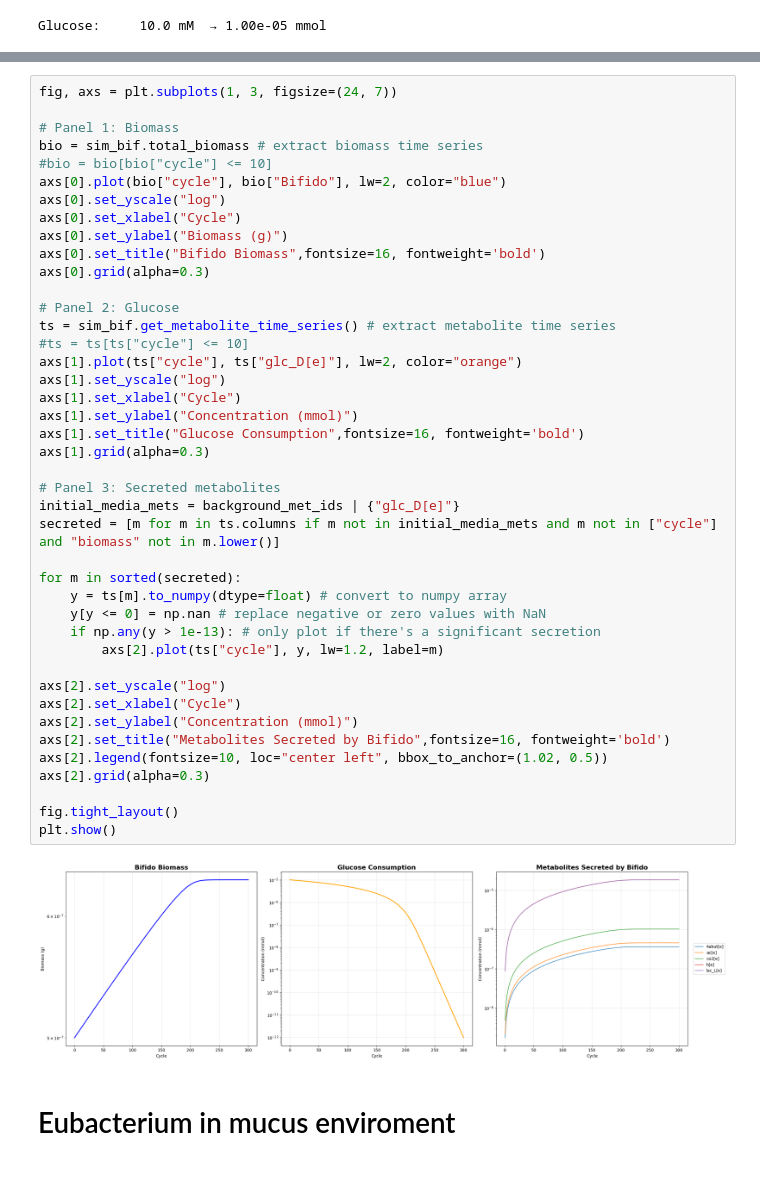
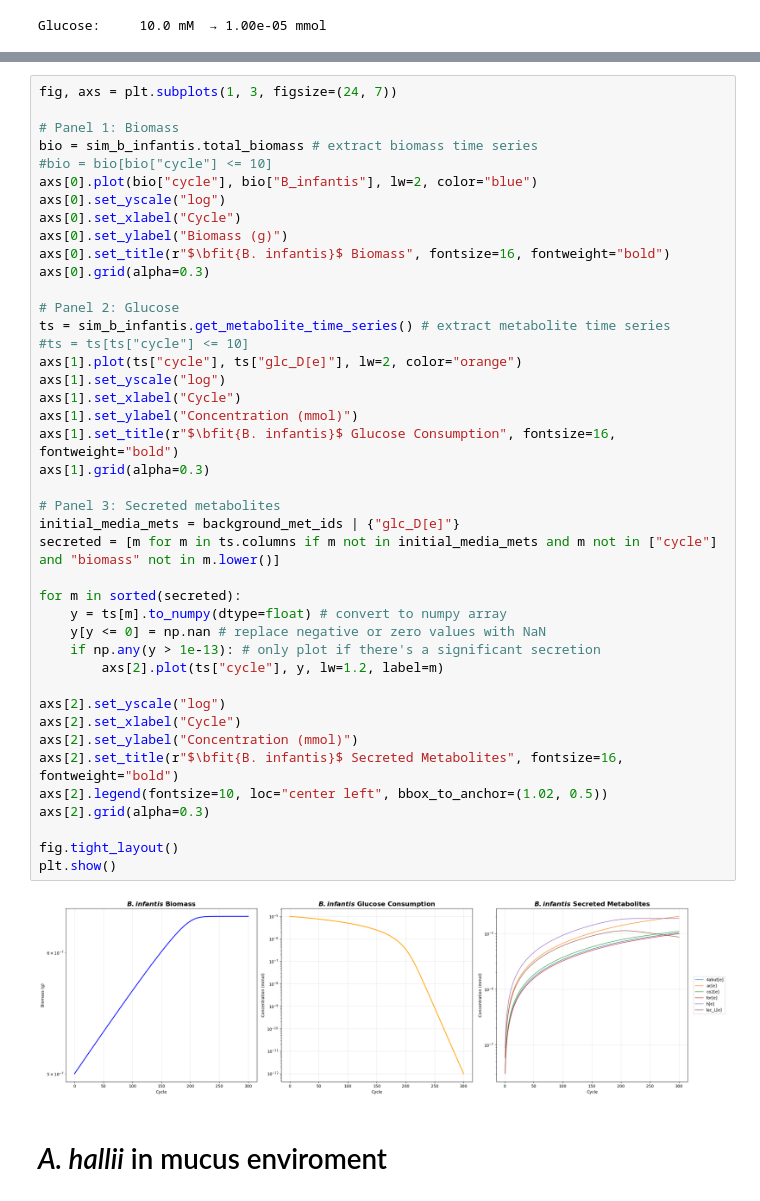
Before and after one commit to m-3-lab/SpatialFBAExample, a Jupyter notebook: Paper Code/3_2_1_Individual.ipynb, the cells around one changed output, grey strips where cells are left out. Drawn from its saved outputs; the diff is of its cells as text.

```diff
--- a/Paper Code/3_2_1_Individual.ipynb
+++ b/Paper Code/3_2_1_Individual.ipynb
@@ -220,47 +225,47 @@ Done!
 fig, axs = plt.subplots(1, 3, figsize=(24, 7))
 
 # Panel 1: Biomass
-bio = sim_bif.total_biomass # extract biomass time series
+bio = sim_b_infantis.total_biomass # extract biomass time series
 #bio = bio[bio["cycle"] <= 10]
-axs[0].plot(bio["cycle"], bio["Bifido"], lw=2, color="blue")
+axs[0].plot(bio["cycle"], bio["B_infantis"], lw=2, color="blue")
 axs[0].set_yscale("log")
 axs[0].set_xlabel("Cycle")
 axs[0].set_ylabel("Biomass (g)")
-axs[0].set_title("Bifido Biomass",fontsize=16, fontweight='bold')
+axs[0].set_title(r"$\bfit{B. infantis}$ Biomass", fontsize=16, fontweight="bold")
 axs[0].grid(alpha=0.3)
 
 # Panel 2: Glucose
-ts = sim_bif.get_metabolite_time_series() # extract metabolite time series
+ts = sim_b_infantis.get_metabolite_time_series() # extract metabolite time series
 #ts = ts[ts["cycle"] <= 10]
 axs[1].plot(ts["cycle"], ts["glc_D[e]"], lw=2, color="orange")
 axs[1].set_yscale("log")
 axs[1].set_xlabel("Cycle")
 axs[1].set_ylabel("Concentration (mmol)")
-axs[1].set_title("Glucose Consumption",fontsize=16, fontweight='bold')
+axs[1].set_title(r"$\bfit{B. infantis}$ Glucose Consumption", fontsize=16, fontweight="bold")
 axs[1].grid(alpha=0.3)
 
 # Panel 3: Secreted metabolites
 initial_media_mets = background_met_ids | {"glc_D[e]"}
 secreted = [m for m in ts.columns if m not in initial_media_mets and m not in ["cycle"] and "biomass" not in m.lower()]
 
 for m in sorted(secreted):
     y = ts[m].to_numpy(dtype=float) # convert to numpy array
     y[y <= 0] = np.nan # replace negative or zero values with NaN
     if np.any(y > 1e-13): # only plot if there's a significant secretion
         axs[2].plot(ts["cycle"], y, lw=1.2, label=m)
 
 axs[2].set_yscale("log")
 axs[2].set_xlabel("Cycle")
 axs[2].set_ylabel("Concentration (mmol)")
-axs[2].set_title("Metabolites Secreted by Bifido",fontsize=16, fontweight='bold')
+axs[2].set_title(r"$\bfit{B. infantis}$ Secreted Metabolites", fontsize=16, fontweight="bold")
 axs[2].legend(fontsize=10, loc="center left", bbox_to_anchor=(1.02, 0.5))
 axs[2].grid(alpha=0.3)
 
 fig.tight_layout()
 plt.show()
 # %% [output]
-[figure, old version]
+[figure, new version]
 # %% [markdown]
 
-# Eubacterium in mucus enviroment
+# *A. hallii* in mucus enviroment
 # %%
```
Also changed, not shown: parts of 7 cells of this notebook, 1 other file.
